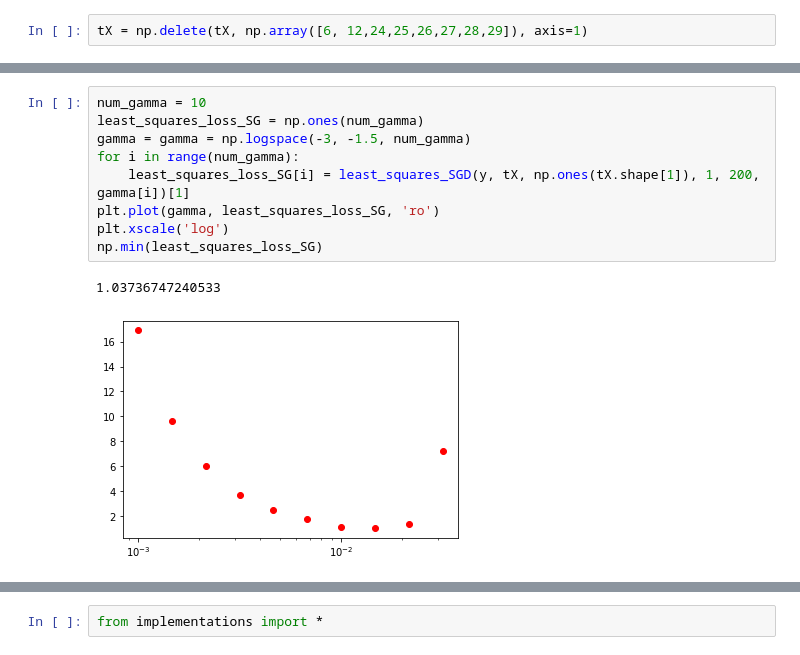
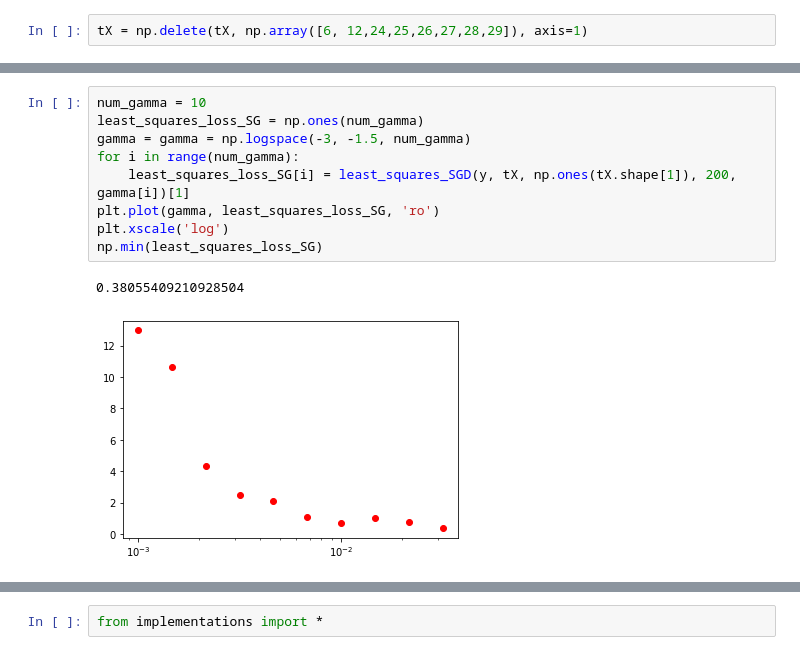
Before and after one commit to zghonda/EPFL-Machine-Learning-Higgs-2019, a Jupyter notebook: scripts/project1.ipynb, the cells around one changed output, grey strips where cells are left out. Saved outputs shown, nothing was run; the diff lists cells and outputs as text.

```diff
--- a/scripts/project1.ipynb
+++ b/scripts/project1.ipynb
@@ -83,15 +83,15 @@ least_squares_SGD(y, tX, np.ones(tX.shape[1]), 200, 0.3)
 # %%
 num_gamma = 10
 least_squares_loss_SG = np.ones(num_gamma)
 gamma = gamma = np.logspace(-3, -1.5, num_gamma)
 for i in range(num_gamma):
-    least_squares_loss_SG[i] = least_squares_SGD(y, tX, np.ones(tX.shape[1]), 1, 200, gamma[i])[1]
+    least_squares_loss_SG[i] = least_squares_SGD(y, tX, np.ones(tX.shape[1]), 200, gamma[i])[1]
 plt.plot(gamma, least_squares_loss_SG, 'ro')
 plt.xscale('log')
 np.min(least_squares_loss_SG)
 # %% [output]
-1.03736747240533
+0.38055409210928504
-[figure, old version]
+[figure, new version]
 # %%
 least_squares(y, tX)
 # %% [output]
```
Also changed, not shown: parts of 10 cells of this notebook, 1 other file.
